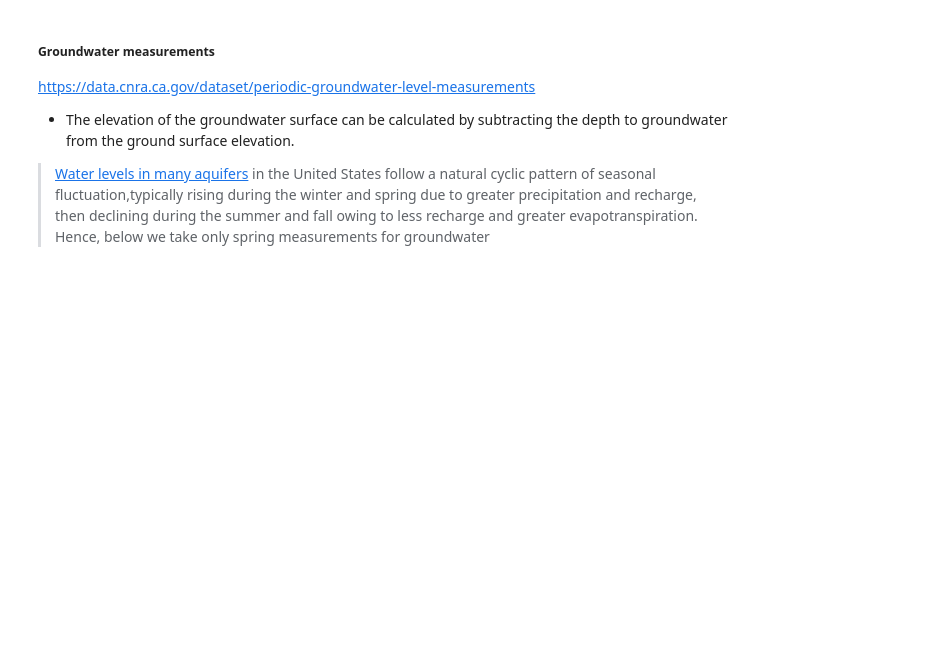
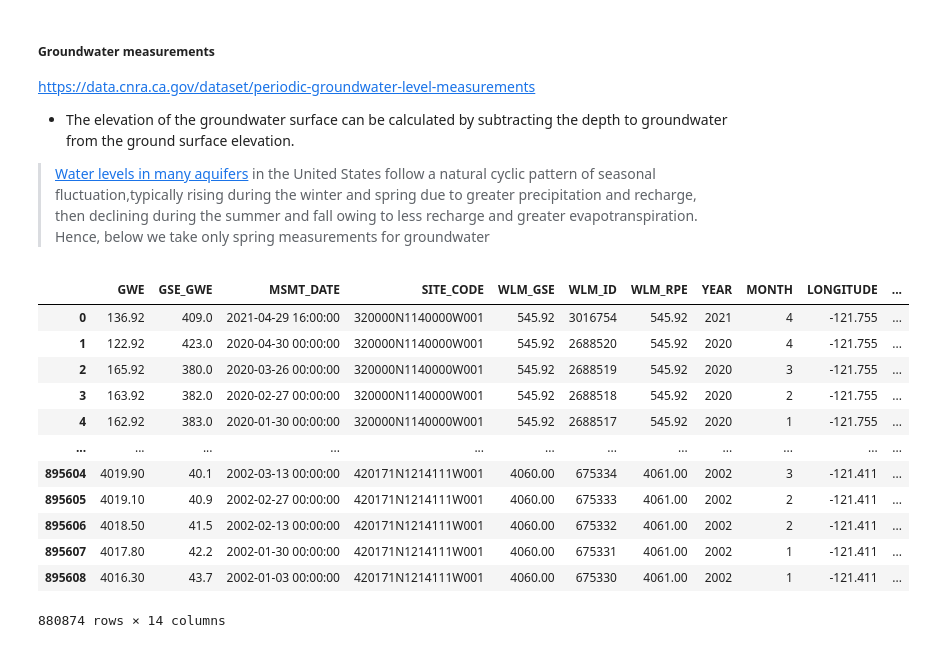
Before and after one commit to sjtalkar/milestone2_waterwells_deepnote, a Jupyter notebook: Data Engineering/groundwater_data.ipynb, the cells around one changed output. Saved outputs shown, nothing was run; the diff lists cells and outputs as text; code cells hidden in the pictures; blank space fills up the shorter version.

```diff
--- a/Data Engineering/groundwater_data.ipynb
+++ b/Data Engineering/groundwater_data.ipynb
@@ -13,3 +30,21 @@ https://data.cnra.ca.gov/dataset/periodic-groundwater-level-measurements
 > [Water levels in many aquifers](https://pubs.usgs.gov/circ/circ1217/pdf/circ1217_final.pdf) in the United States follow a natural cyclic pattern of seasonal
 > fluctuation,typically rising during the winter and spring due to greater precipitation and recharge, then declining during the summer
 > and fall owing to less recharge and greater evapotranspiration. Hence, below we take only spring measurements for groundwater
+# %%
+groundwater_data =  GroundwaterDataset()
+# %%
+groundwater_data.clean_groundwater_data()
+# %% [output]
+|  | GWE | GSE_GWE | MSMT_DATE | SITE_CODE | WLM_GSE | WLM_ID | WLM_RPE | YEAR | MONTH | LONGITUDE | ... |
+| 0 | 136.92 | 409.0 | 2021-04-29 16:00:00 | 320000N1140000W001 | 545.92 | 3016754 | 545.92 | 2021 | 4 | -121.755 | ... |
+| 1 | 122.92 | 423.0 | 2020-04-30 00:00:00 | 320000N1140000W001 | 545.92 | 2688520 | 545.92 | 2020 | 4 | -121.755 | ... |
+| 2 | 165.92 | 380.0 | 2020-03-26 00:00:00 | 320000N1140000W001 | 545.92 | 2688519 | 545.92 | 2020 | 3 | -121.755 | ... |
+| 3 | 163.92 | 382.0 | 2020-02-27 00:00:00 | 320000N1140000W001 | 545.92 | 2688518 | 545.92 | 2020 | 2 | -121.755 | ... |
+| 4 | 162.92 | 383.0 | 2020-01-30 00:00:00 | 320000N1140000W001 | 545.92 | 2688517 | 545.92 | 2020 | 1 | -121.755 | ... |
+| ... | ... | ... | ... | ... | ... | ... | ... | ... | ... | ... | ... |
+| 895604 | 4019.90 | 40.1 | 2002-03-13 00:00:00 | 420171N1214111W001 | 4060.00 | 675334 | 4061.00 | 2002 | 3 | -121.411 | ... |
+| 895605 | 4019.10 | 40.9 | 2002-02-27 00:00:00 | 420171N1214111W001 | 4060.00 | 675333 | 4061.00 | 2002 | 2 | -121.411 | ... |
+| 895606 | 4018.50 | 41.5 | 2002-02-13 00:00:00 | 420171N1214111W001 | 4060.00 | 675332 | 4061.00 | 2002 | 2 | -121.411 | ... |
+| 895607 | 4017.80 | 42.2 | 2002-01-30 00:00:00 | 420171N1214111W001 | 4060.00 | 675331 | 4061.00 | 2002 | 1 | -121.411 | ... |
+| 895608 | 4016.30 | 43.7 | 2002-01-03 00:00:00 | 420171N1214111W001 | 4060.00 | 675330 | 4061.00 | 2002 | 1 | -121.411 | ... |
+880874 rows × 14 columns
```
Also changed, not shown: parts of 5 cells of this notebook, 1 other file.
